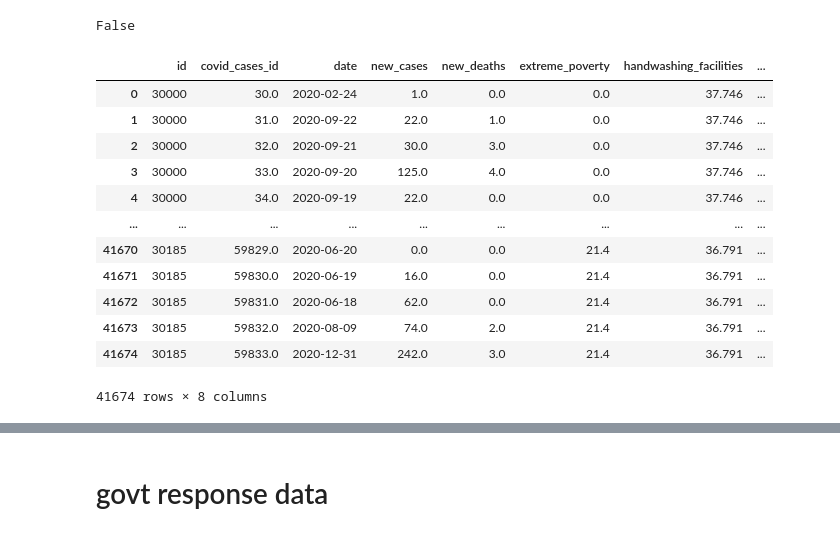
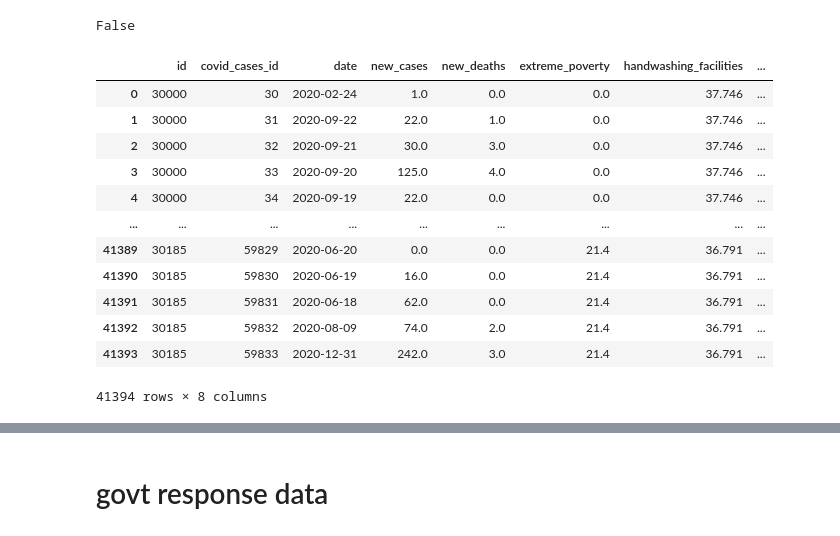
Before and after one commit to jonathanezeugo/Happiness_vs_Pandemic, a Jupyter notebook: happiness_vs_pandemic.ipynb, the cells around one changed output, grey strips where cells are left out. Saved outputs shown, nothing was run; the diff lists cells and outputs as text; code cells hidden in the pictures.

```diff
--- a/happiness_vs_pandemic.ipynb
+++ b/happiness_vs_pandemic.ipynb
@@ -372,0 +393,3 @@ un_govt.to_csv(r'./data/un_govt.csv')
+# %%
+lat_lng = lat_lng.drop(columns=['country_code','usa_state_code', 'usa_state_latitude', 'usa_state_longitude','usa_state'])
+lat_lng
@@ -372,0 +430,9 @@ un_govt.to_csv(r'./data/un_govt.csv')
+# %%
+lat_lng=lat_lng.replace( to_replace="Congo [DRC]", value="Democratic Republic of the Congo",regex=True )
+lat_lng=lat_lng.replace( to_replace="Congo [Republic]", value="Republic of the Congo",regex=True )
+lat_lng=lat_lng.replace( to_replace="Palestinian Territories", value="Palestine",regex=True )
+lat_lng=lat_lng.replace( to_replace="Serbia", value="Republic of Serbia",regex=True )
+# %%
+un_govt = pd.merge(lat_lng,un_govt, on= 'country', how='right' )
+
+un_govt.isnull().values.any()
@@ -372,0 +441,3 @@ un_govt.to_csv(r'./data/un_govt.csv')
+# %%
+un_govt  = un_govt.dropna(how='any',axis=0)
+un_govt
@@ -1083,22 +1168,22 @@ new_world_covid_data.isnull().values.any()
 # %% [output]
 False
 # %%
-world_covid_data = new_world_covid_data.drop(columns = ['population_2020','country','constitutional_form','head_of_state','basis_of_executive_legitimacy'])
+world_covid_data = new_world_covid_data.drop(columns = ['population_2020','country','constitutional_form','head_of_state','basis_of_executive_legitimacy', 'latitude','longitude'])
 world_covid_data
 # %% [output]
 |  | id | covid_cases_id | date | new_cases | new_deaths | extreme_poverty | handwashing_facilities | ... |
-| 0 | 30000 | 30.0 | 2020-02-24 | 1.0 | 0.0 | 0.0 | 37.746 | ... |
-| 1 | 30000 | 31.0 | 2020-09-22 | 22.0 | 1.0 | 0.0 | 37.746 | ... |
-| 2 | 30000 | 32.0 | 2020-09-21 | 30.0 | 3.0 | 0.0 | 37.746 | ... |
-| 3 | 30000 | 33.0 | 2020-09-20 | 125.0 | 4.0 | 0.0 | 37.746 | ... |
-| 4 | 30000 | 34.0 | 2020-09-19 | 22.0 | 0.0 | 0.0 | 37.746 | ... |
+| 0 | 30000 | 30 | 2020-02-24 | 1.0 | 0.0 | 0.0 | 37.746 | ... |
+| 1 | 30000 | 31 | 2020-09-22 | 22.0 | 1.0 | 0.0 | 37.746 | ... |
+| 2 | 30000 | 32 | 2020-09-21 | 30.0 | 3.0 | 0.0 | 37.746 | ... |
+| 3 | 30000 | 33 | 2020-09-20 | 125.0 | 4.0 | 0.0 | 37.746 | ... |
+| 4 | 30000 | 34 | 2020-09-19 | 22.0 | 0.0 | 0.0 | 37.746 | ... |
 | ... | ... | ... | ... | ... | ... | ... | ... | ... |
-| 41670 | 30185 | 59829.0 | 2020-06-20 | 0.0 | 0.0 | 21.4 | 36.791 | ... |
-| 41671 | 30185 | 59830.0 | 2020-06-19 | 16.0 | 0.0 | 21.4 | 36.791 | ... |
-| 41672 | 30185 | 59831.0 | 2020-06-18 | 62.0 | 0.0 | 21.4 | 36.791 | ... |
-| 41673 | 30185 | 59832.0 | 2020-08-09 | 74.0 | 2.0 | 21.4 | 36.791 | ... |
-| 41674 | 30185 | 59833.0 | 2020-12-31 | 242.0 | 3.0 | 21.4 | 36.791 | ... |
+| 41389 | 30185 | 59829 | 2020-06-20 | 0.0 | 0.0 | 21.4 | 36.791 | ... |
+| 41390 | 30185 | 59830 | 2020-06-19 | 16.0 | 0.0 | 21.4 | 36.791 | ... |
+| 41391 | 30185 | 59831 | 2020-06-18 | 62.0 | 0.0 | 21.4 | 36.791 | ... |
+| 41392 | 30185 | 59832 | 2020-08-09 | 74.0 | 2.0 | 21.4 | 36.791 | ... |
+| 41393 | 30185 | 59833 | 2020-12-31 | 242.0 | 3.0 | 21.4 | 36.791 | ... |
-41674 rows × 8 columns
+41394 rows × 8 columns
 # %%
 world_covid_data = world_covid_data.dropna()
 world_covid_data['id'] = world_covid_data['id'].astype(int)
```
Also changed, not shown: parts of 22 cells of this notebook, 14 other files.
